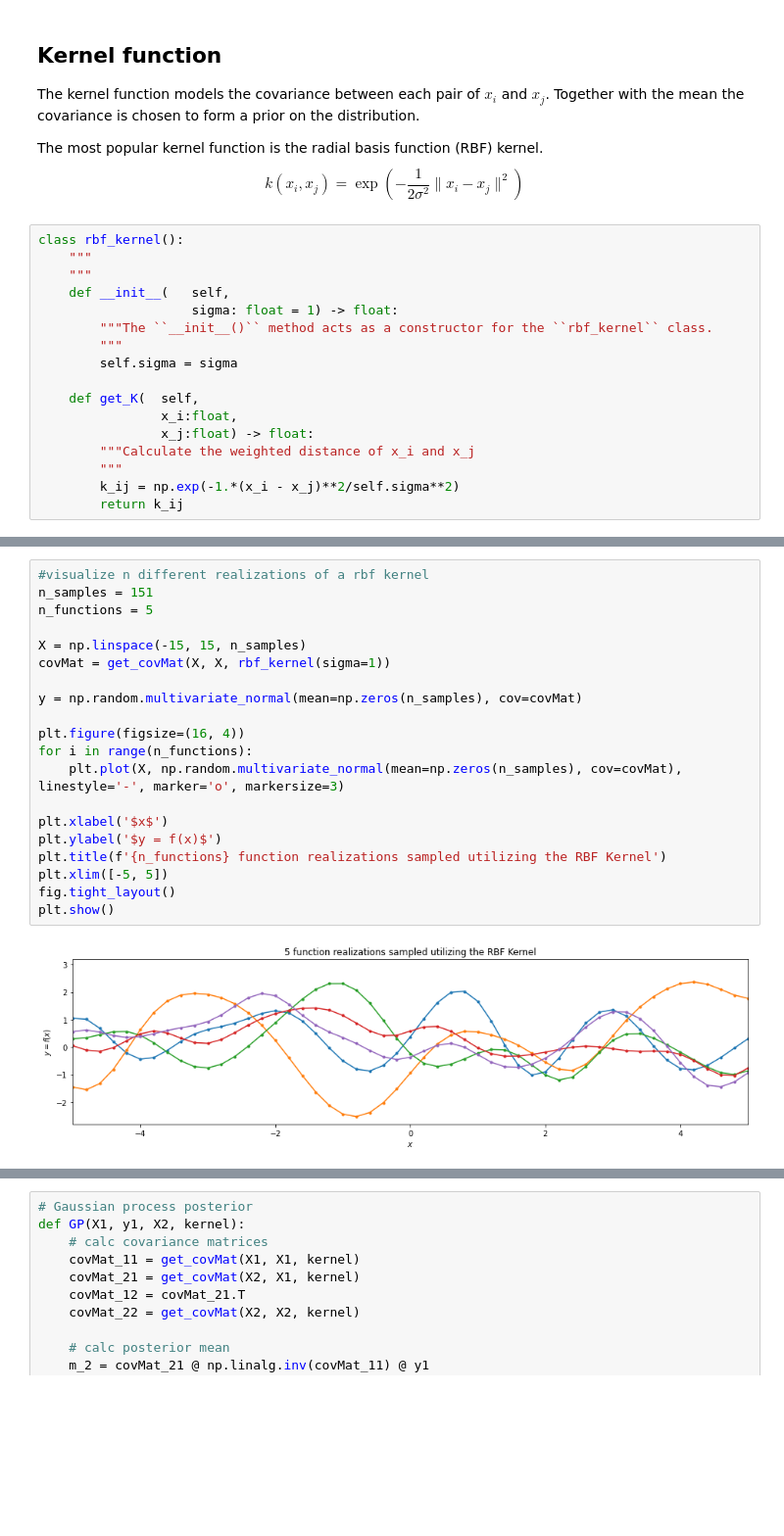
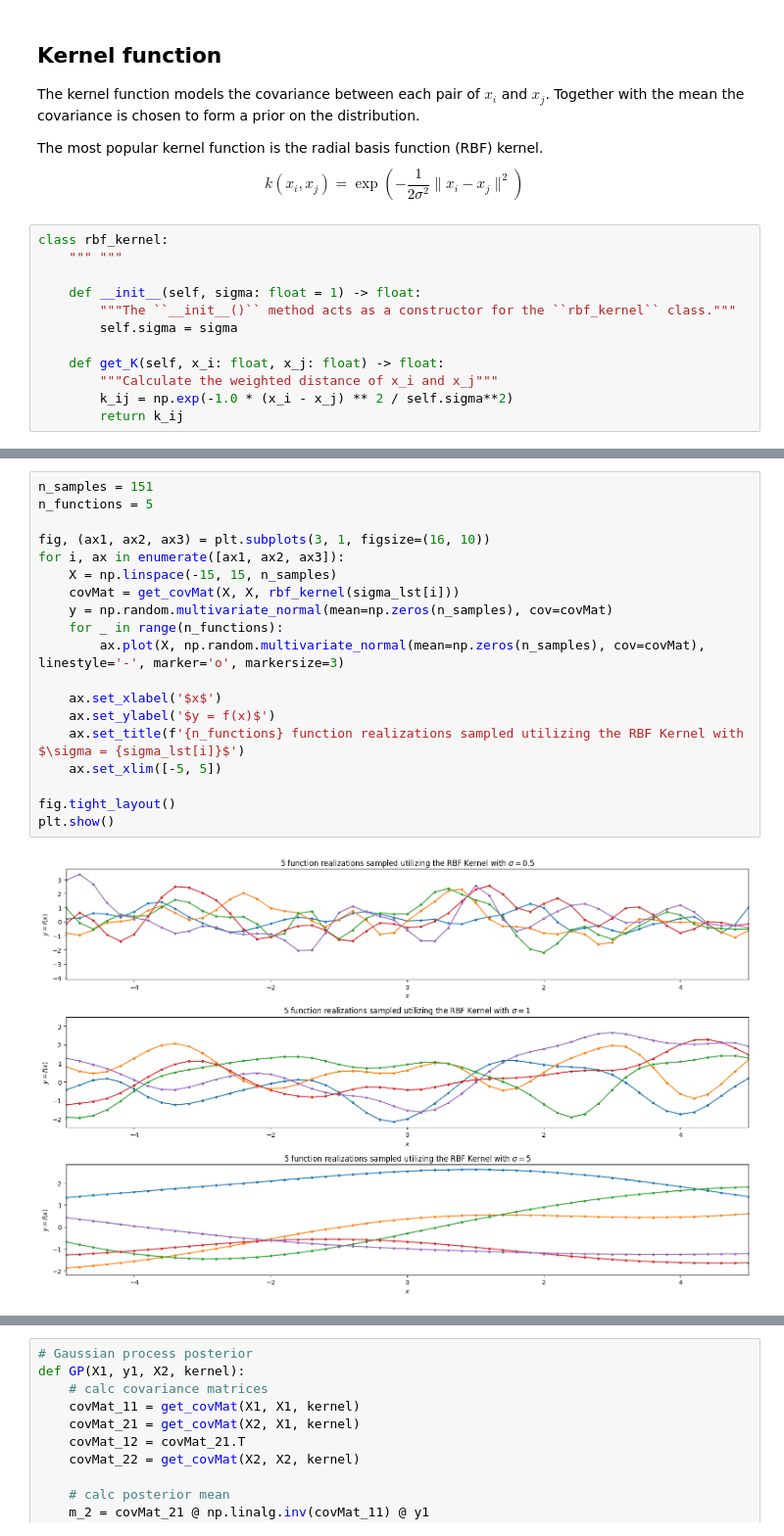
Before and after one commit to batcapricorn/prob-ml-project, a Jupyter notebook: src/GP_background.ipynb, the cells around one changed output, grey strips where cells are left out. Shown at 98% size. Cells and saved outputs as stored; diff of their text form; blank space fills up the shorter version.

```diff
--- a/src/GP_background.ipynb
+++ b/src/GP_background.ipynb
@@ -91,21 +91,16 @@ The kernel function models the covariance between each pair of $x_i$ and $x_j$.
 The most popular kernel function is the radial basis function (RBF) kernel.
 $$k(x_i, x_j) = \exp{ \left( -\frac{1}{2\sigma^2} \lVert x_i - x_j \rVert^2 \right)}$$
 # %%
-class rbf_kernel():
-    """
-    """
-    def __init__(   self,
-                    sigma: float = 1) -> float:
-        """The ``__init__()`` method acts as a constructor for the ``rbf_kernel`` class.
-        """
+class rbf_kernel:
+    """ """
+
+    def __init__(self, sigma: float = 1) -> float:
+        """The ``__init__()`` method acts as a constructor for the ``rbf_kernel`` class."""
         self.sigma = sigma
 
-    def get_K(  self,
-                x_i:float,
-                x_j:float) -> float:
-        """Calculate the weighted distance of x_i and x_j
-        """
-        k_ij = np.exp(-1.*(x_i - x_j)**2/self.sigma**2)
+    def get_K(self, x_i: float, x_j: float) -> float:
+        """Calculate the weighted distance of x_i and x_j"""
+        k_ij = np.exp(-1.0 * (x_i - x_j) ** 2 / self.sigma**2)
         return k_ij
 # %%
 # get the covariance matrix be calculating every entry
@@ -159,25 +154,24 @@ plt.show()
 # %%
-#visualize n different realizations of a rbf kernel
 n_samples = 151
 n_functions = 5
 
-X = np.linspace(-15, 15, n_samples)
-covMat = get_covMat(X, X, rbf_kernel(sigma=1))
+fig, (ax1, ax2, ax3) = plt.subplots(3, 1, figsize=(16, 10))
+for i, ax in enumerate([ax1, ax2, ax3]):
+    X = np.linspace(-15, 15, n_samples)
+    covMat = get_covMat(X, X, rbf_kernel(sigma_lst[i]))
+    y = np.random.multivariate_normal(mean=np.zeros(n_samples), cov=covMat)
+    for _ in range(n_functions):
+        ax.plot(X, np.random.multivariate_normal(mean=np.zeros(n_samples), cov=covMat), linestyle='-', marker='o', markersize=3)
 
-y = np.random.multivariate_normal(mean=np.zeros(n_samples), cov=covMat)
+    ax.set_xlabel('$x$')
+    ax.set_ylabel('$y = f(x)$')
+    ax.set_title(f'{n_functions} function realizations sampled utilizing the RBF Kernel with $\sigma = {sigma_lst[i]}$')
+    ax.set_xlim([-5, 5])
 
-plt.figure(figsize=(16, 4))
-for i in range(n_functions):
-    plt.plot(X, np.random.multivariate_normal(mean=np.zeros(n_samples), cov=covMat), linestyle='-', marker='o', markersize=3)
-
-plt.xlabel('$x$')
-plt.ylabel('$y = f(x)$')
-plt.title(f'{n_functions} function realizations sampled utilizing the RBF Kernel')
-plt.xlim([-5, 5])
 fig.tight_layout()
 plt.show()
 # %% [output]
-[figure, old version]
+[figure, new version]
 # %% [markdown]
 ## Predictions from posterior
 - When the $D=\{ (x_i,y_i) \}^{n}_{i=1}$ is drawn from the model $Y_i = f(x_i)+\varepsilon_i, \quad \varepsilon_i \stackrel{idd}{\sim}  \mathcal{N}(0,\sigma^2)$ (the observed data), a prior can be placed on the function space of utilizing a Gaussian Process $f \sim \mathcal{G}P(\mu(\cdot), K(\cdot))$.
```
Also changed, not shown: parts of 8 cells of this notebook.
